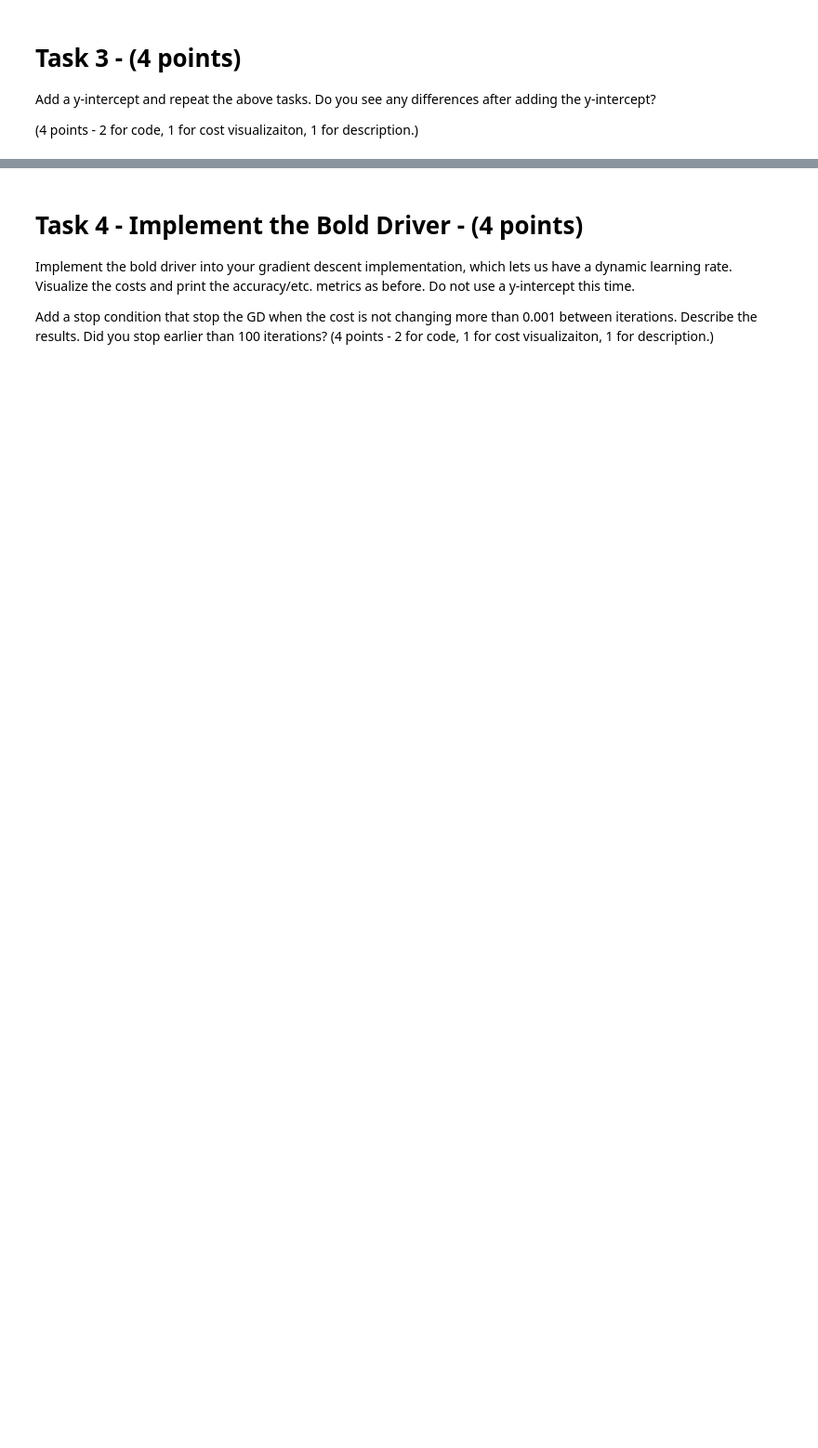
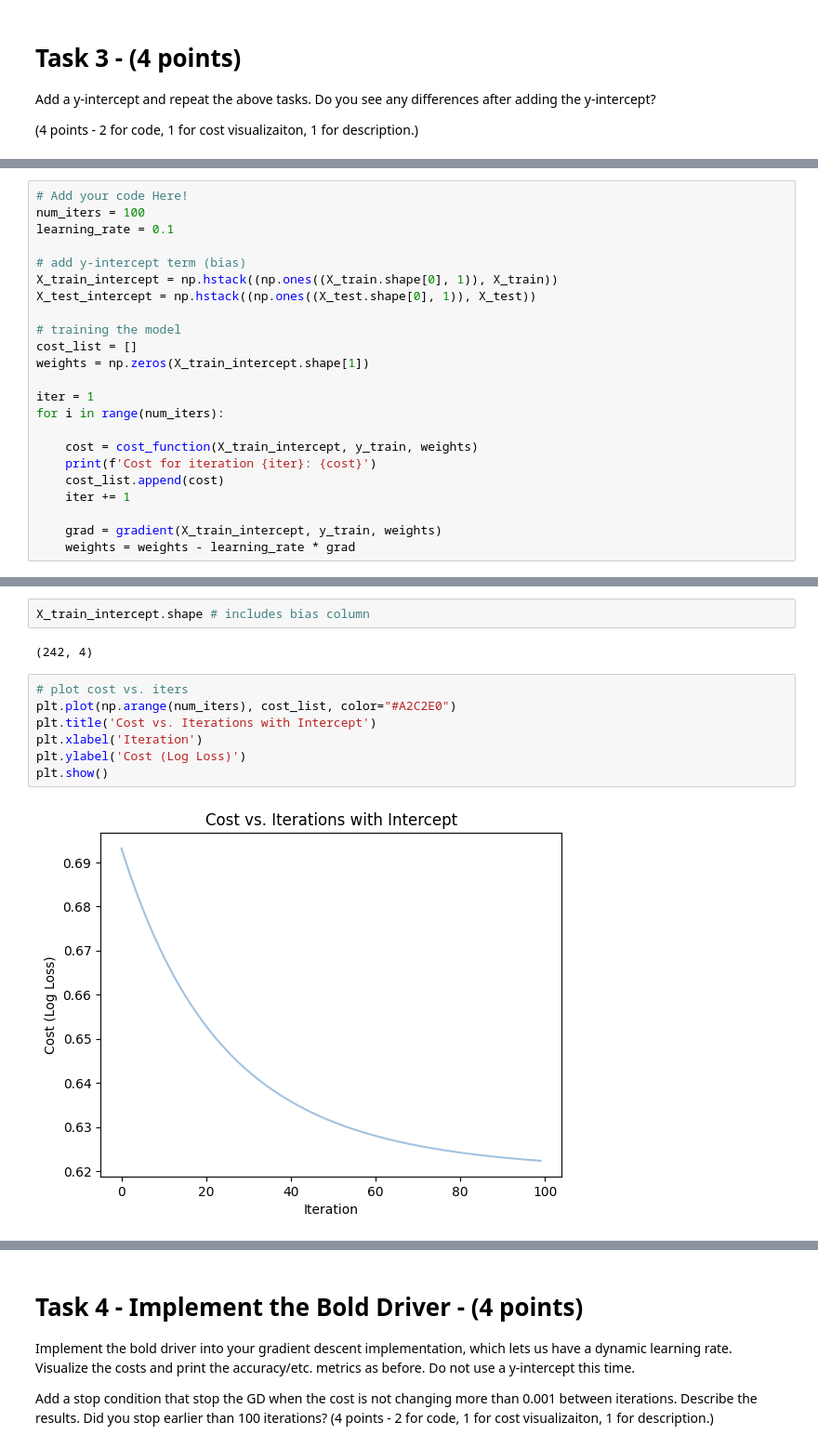
Before and after one commit to jack-mayberry/CS329E-Data-Analytics, a Jupyter notebook: Assignment 6/329e_HW06.ipynb, the cells around one changed output, grey strips where cells are left out. Shown at 93% size. Cells and saved outputs as stored; diff of their text form; blank space fills up the shorter version.

```diff
--- a/Assignment 6/329e_HW06.ipynb
+++ b/Assignment 6/329e_HW06.ipynb
@@ -243,0 +341,23 @@ Add a y-intercept and repeat the above tasks. Do you see any differences after a
+# %%
+# Add your code Here!
+num_iters = 100
+learning_rate = 0.1
+
+# add y-intercept term (bias)
+X_train_intercept = np.hstack((np.ones((X_train.shape[0], 1)), X_train))
+X_test_intercept = np.hstack((np.ones((X_test.shape[0], 1)), X_test))
+
+# training the model
+cost_list = []
+weights = np.zeros(X_train_intercept.shape[1])
+
+iter = 1
+for i in range(num_iters):
+
+    cost = cost_function(X_train_intercept, y_train, weights)
+    print(f'Cost for iteration {iter}: {cost}')
+    cost_list.append(cost)
+    iter += 1
+
+    grad = gradient(X_train_intercept, y_train, weights)
+    weights = weights - learning_rate * grad
@@ -243,0 +388,13 @@ Add a y-intercept and repeat the above tasks. Do you see any differences after a
+# %%
+X_train_intercept.shape # includes bias column
+# %% [output]
+(242, 4)
+# %%
+# plot cost vs. iters
+plt.plot(np.arange(num_iters), cost_list, color="#A2C2E0")
+plt.title('Cost vs. Iterations with Intercept')
+plt.xlabel('Iteration')
+plt.ylabel('Cost (Log Loss)')
+plt.show()
+# %% [output]
+[figure, added]
```
Also changed, not shown: parts of 36 cells of this notebook.
